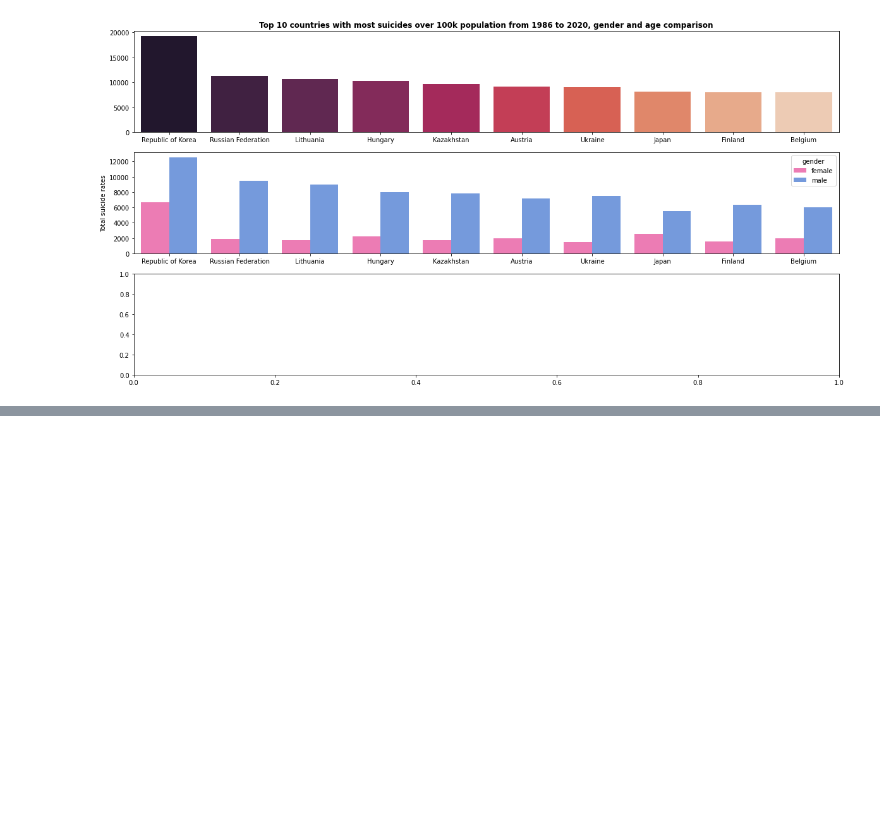
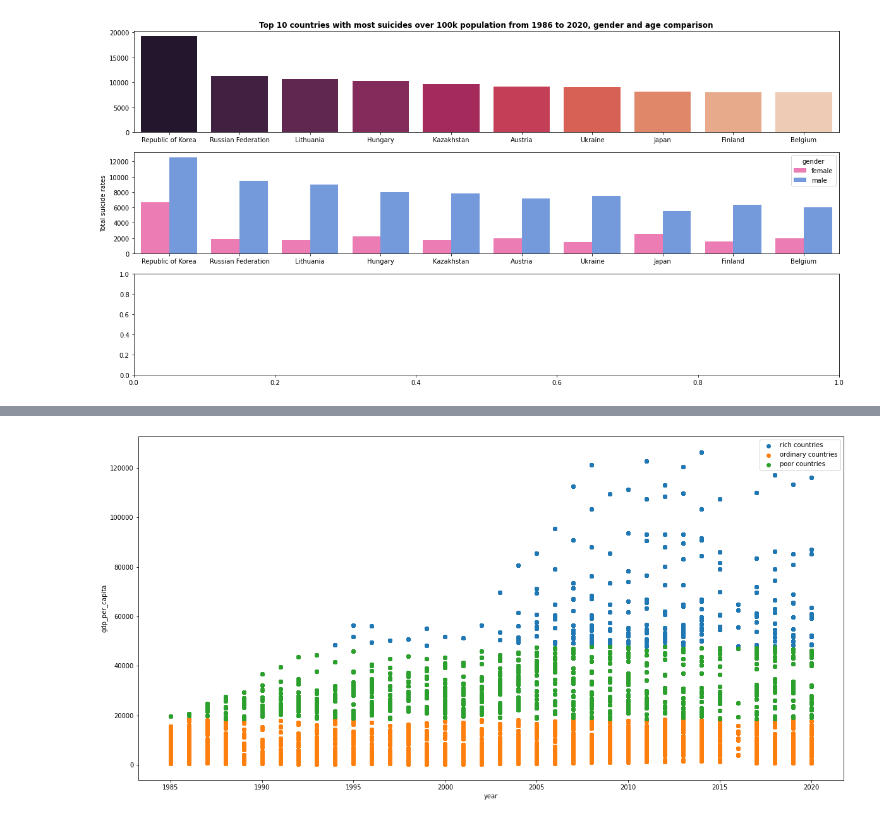
Before and after one commit to marcocolognesi/programming_class_final_project, a Jupyter notebook: final_project.ipynb, the cells around one changed output, grey strips where cells are left out. Drawn from its saved outputs; the diff is of its cells as text; code cells hidden in the pictures; blank space fills up the shorter version.

```diff
--- a/final_project.ipynb
+++ b/final_project.ipynb
@@ -1118,0 +1211,11 @@ plt.show()
+# %%
+plt.figure(figsize=(20,10))
+labels = ['rich countries', 'ordinary countries', 'poor countries']
+for i in range(3):
+    plt.scatter(x.loc[y_pred==i, 'year'], x.loc[y_pred==i, 'gdp_per_capita'], label=labels[i])
+plt.xlabel('year')
+plt.ylabel('gdp_per_capita')
+plt.legend()
+plt.show()
+# %% [output]
+[figure, added]
```
Also changed, not shown: parts of 29 cells of this notebook.
